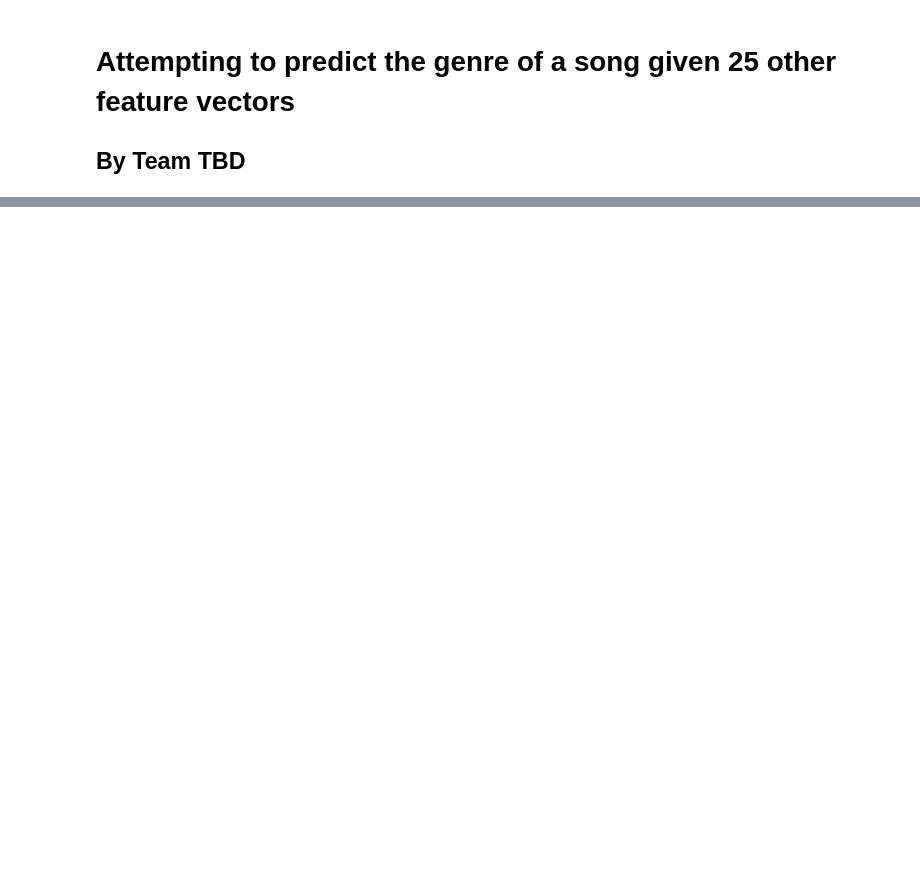
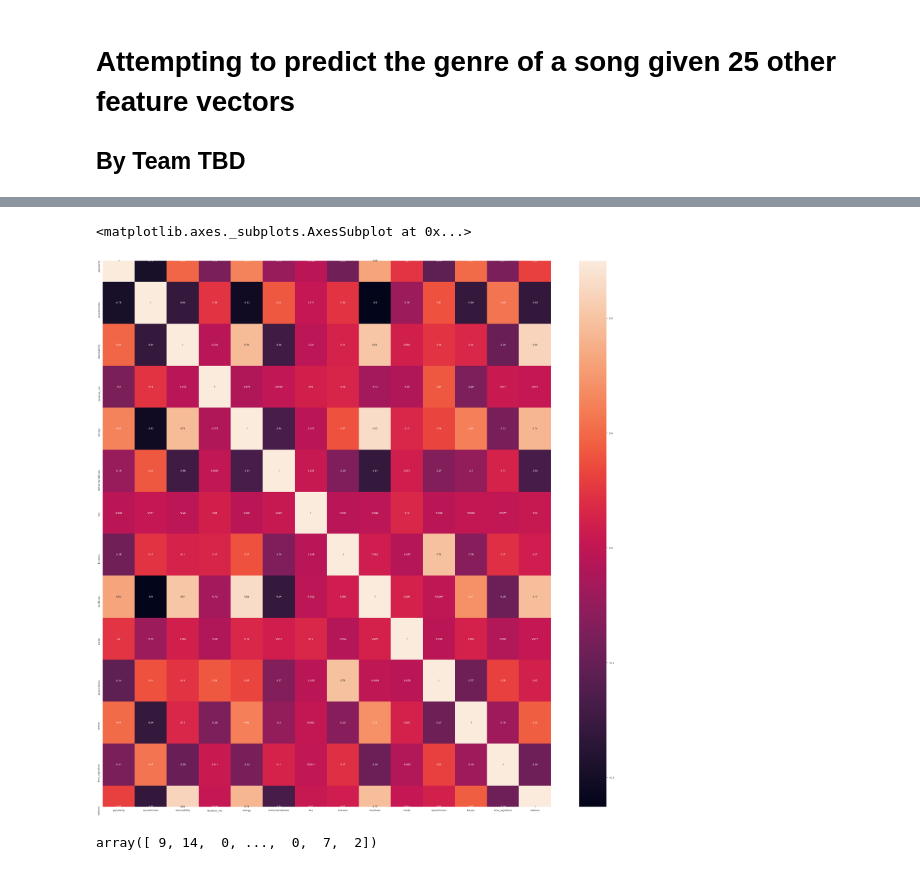
Before and after one commit to RucksP/Spotify-Genre-Prediction, a Jupyter notebook: Spotify Prediction Algorithm.ipynb, the cells around one changed output, grey strips where cells are left out. Saved outputs shown, nothing was run; the diff lists cells and outputs as text; code cells hidden in the pictures; blank space fills up the shorter version.

```diff
--- a/Spotify Prediction Algorithm.ipynb
+++ b/Spotify Prediction Algorithm.ipynb
@@ -115,0 +102,6 @@ cleaned_data['genre']
+# %%
+plt.subplots(figsize=(40,40))
+sns.heatmap(clean_mean.corr(), annot = True)
+# %% [output]
+<matplotlib.axes._subplots.AxesSubplot at 0x...>
+[figure, added]
@@ -116,2 +114,8 @@ cleaned_data['genre']
+# %%
+# Run the K-Means Algorithm on the normalized test Data
+
+kmeans.predict(normalized_test_data)
+# %% [output]
+array([ 9, 14,  0, ...,  0,  7,  2])
 # %%
 # Writeup
```
Also changed, not shown: parts of 9 cells of this notebook.
